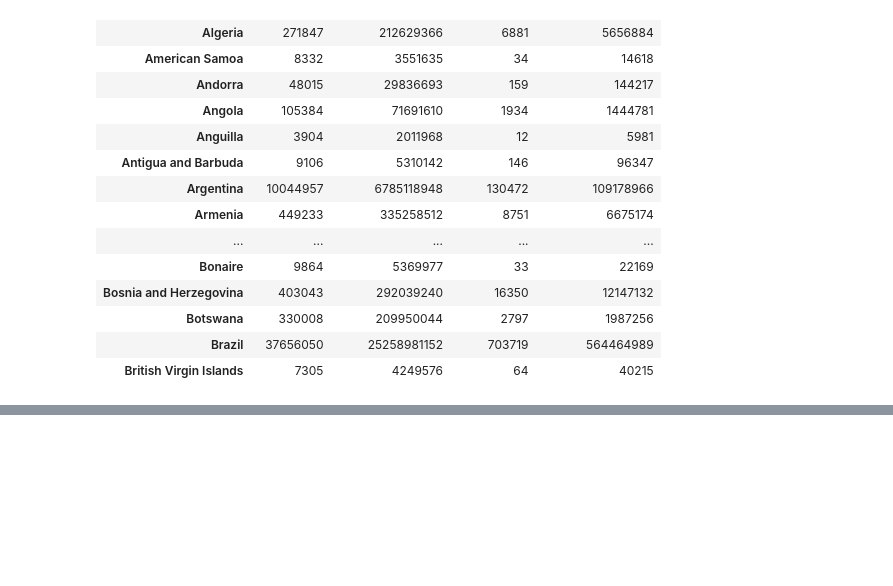
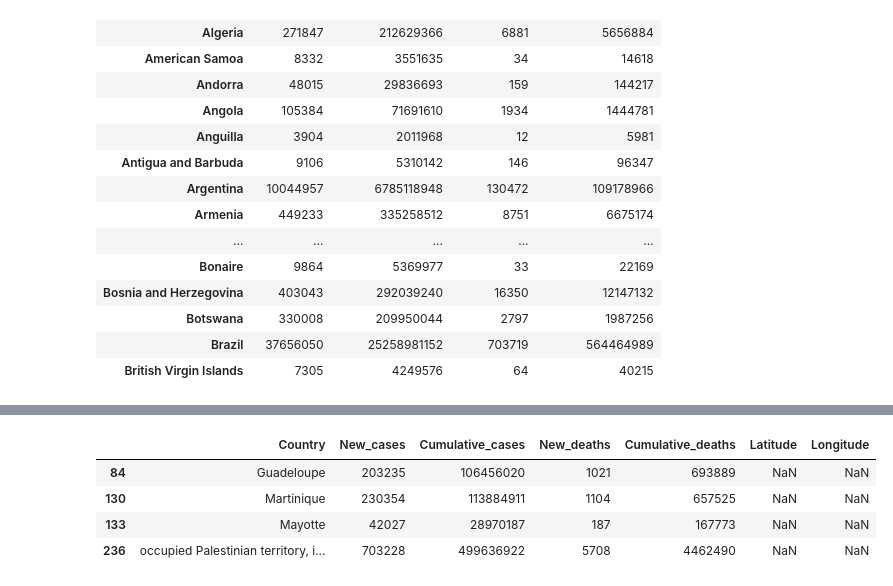
Before and after one commit to RLButch/Group-3-project-Covid-19-analysis, a Jupyter notebook: Covid-19ETL.ipynb, the cells around one changed output, grey strips where cells are left out. Saved outputs shown, nothing was run; the diff lists cells and outputs as text; code cells hidden in the pictures; blank space fills up the shorter version.

```diff
--- a/Covid-19ETL.ipynb
+++ b/Covid-19ETL.ipynb
@@ -203,0 +269,10 @@ grouped_bynew_cases_df.head(30)
+# %%
+# Filter which country has empty lat and lngs
+nan_df = grouped_bynew_cases_df[grouped_bynew_cases_df.isna().any(axis=1)]
+nan_df
+# %% [output]
+|  | Country | New_cases | Cumulative_cases | New_deaths | Cumulative_deaths | Latitude | Longitude |
+| 84 | Guadeloupe | 203235 | 106456020 | 1021 | 693889 | NaN | NaN |
+| 130 | Martinique | 230354 | 113884911 | 1104 | 657525 | NaN | NaN |
+| 133 | Mayotte | 42027 | 28970187 | 187 | 167773 | NaN | NaN |
+| 236 | occupied Palestinian territory, i... | 703228 | 499636922 | 5708 | 4462490 | NaN | NaN |
```
Also changed, not shown: parts of 9 cells of this notebook, 2 other files.
